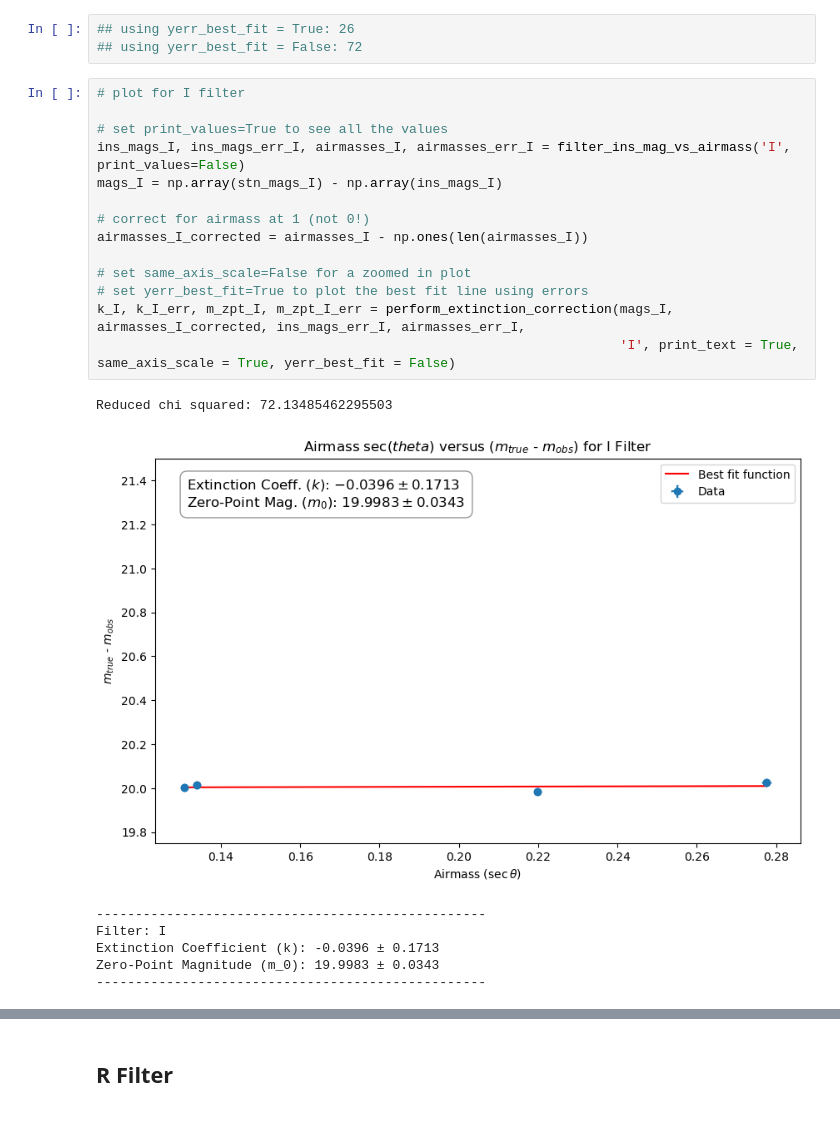
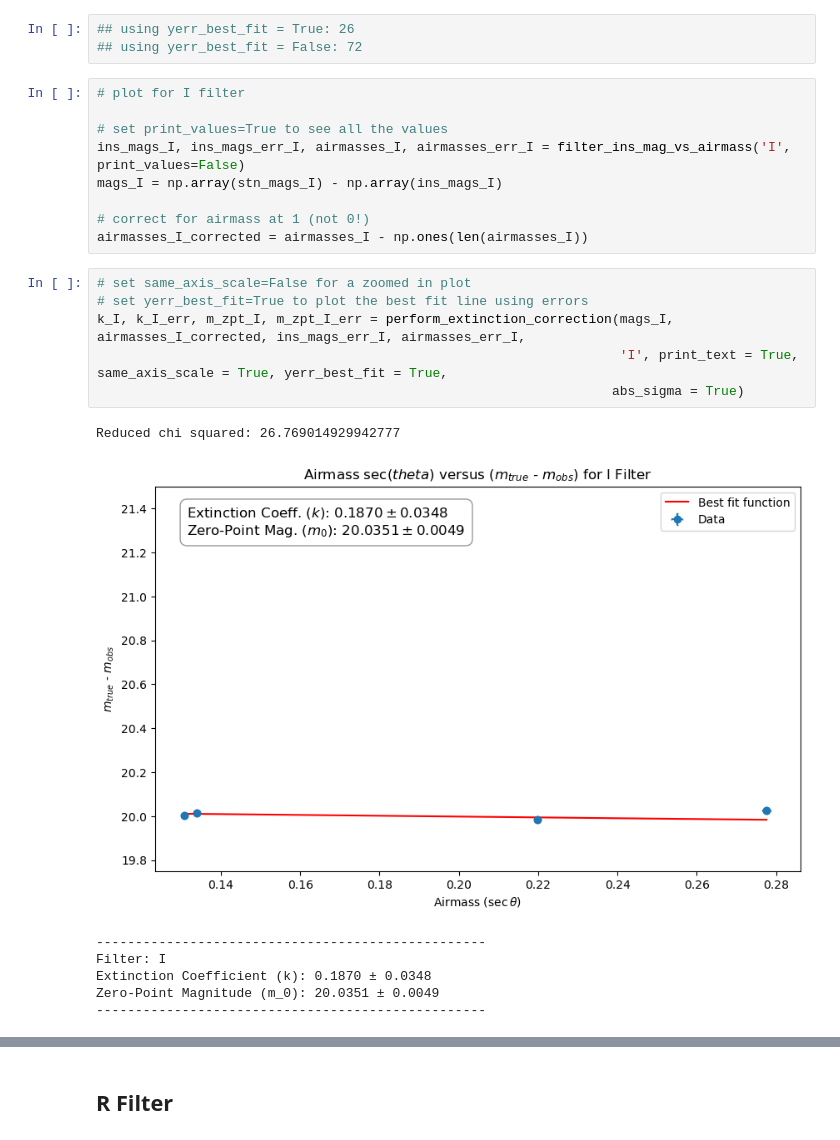
Before and after one commit to siddhantpujni/exoplanets_TGP, a Jupyter notebook: standard_stars.ipynb, the cells around one changed output, grey strips where cells are left out. Saved outputs shown, nothing was run; the diff lists cells and outputs as text.

```diff
--- a/standard_stars.ipynb
+++ b/standard_stars.ipynb
@@ -1191,16 +1247,17 @@ mags_I = np.array(stn_mags_I) - np.array(ins_mags_I)
 
 # correct for airmass at 1 (not 0!)
 airmasses_I_corrected = airmasses_I - np.ones(len(airmasses_I))
-
-# set same_axis_scale=False for a zoomed in plot
-# set yerr_best_fit=True to plot the best fit line using errors
-k_I, k_I_err, m_zpt_I, m_zpt_I_err = perform_extinction_correction(mags_I, airmasses_I_corrected, ins_mags_err_I, airmasses_err_I,
-                                                                   'I', print_text = True, same_axis_scale = True, yerr_best_fit = False)
-# %% [output]
-Reduced chi squared: 72.13485462295503
-[figure, removed]
---------------------------------------------------
-Filter: I
-Extinction Coefficient (k): -0.0396 ± 0.1713
-Zero-Point Magnitude (m_0): 19.9983 ± 0.0343
---------------------------------------------------
+# %%
+# set same_axis_scale=False for a zoomed in plot
+# set yerr_best_fit=True to plot the best fit line using errors
+k_I, k_I_err, m_zpt_I, m_zpt_I_err = perform_extinction_correction(mags_I, airmasses_I_corrected, ins_mags_err_I, airmasses_err_I,
+                                                                   'I', print_text = True, same_axis_scale = True, yerr_best_fit = True,
+                                                                  abs_sigma = True)
+# %% [output]
+Reduced chi squared: 26.769014929942777
+[figure, added]
+--------------------------------------------------
+Filter: I
+Extinction Coefficient (k): 0.1870 ± 0.0348
+Zero-Point Magnitude (m_0): 20.0351 ± 0.0049
+--------------------------------------------------
```
Also changed, not shown: parts of 16 cells of this notebook.
